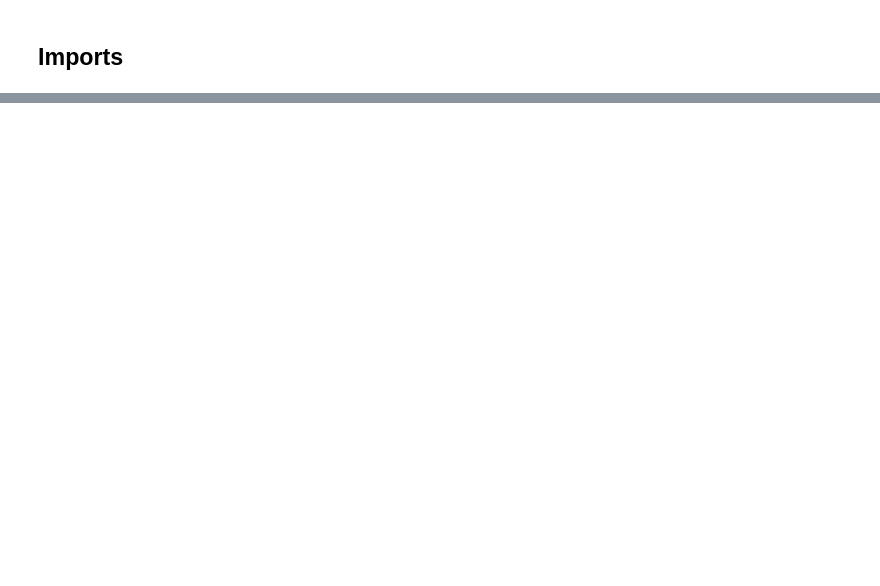
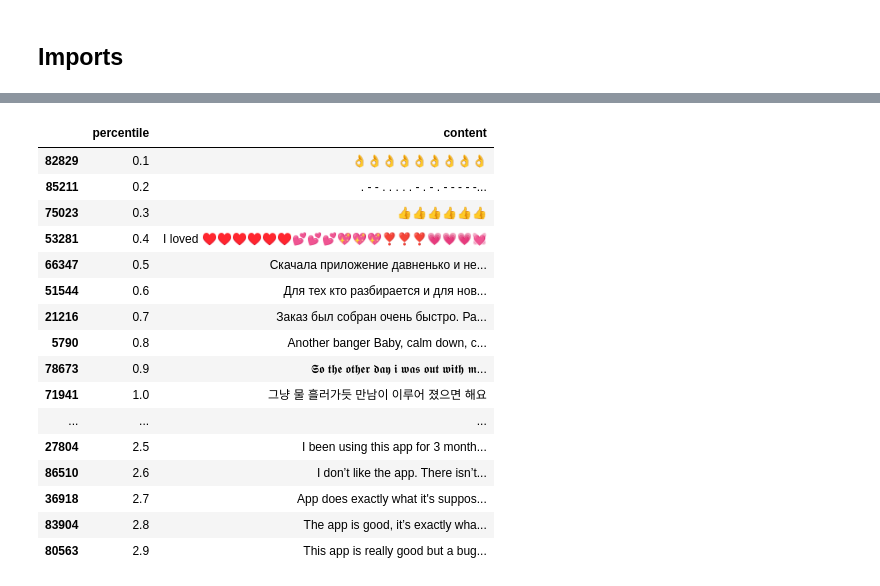
Before and after one commit to variancexplained/genai-lab-slm, a Jupyter notebook: notebooks/content/01_dataprep/03_perplexity.ipynb, the cells around one changed output, grey strips where cells are left out. Drawn from its saved outputs; the diff is of its cells as text; code cells hidden in the pictures; blank space fills up the shorter version.

```diff
--- a/notebooks/content/01_dataprep/03_perplexity.ipynb
+++ b/notebooks/content/01_dataprep/03_perplexity.ipynb
@@ -248,0 +321,23 @@ In the next section, we detect anomalies in the text that *might* introduce *har
+# %%
+percentiles = np.arange(0.1, 3, 0.1)
+analyzer.max_perplexity_by_percentile(
+    percentiles=percentiles, cols=["percentile", "content"]
+)
+# %% [output]
+|  | percentile | content |
+| 82829 | 0.1 | 👌👌👌👌👌👌👌👌👌 |
+| 85211 | 0.2 | . - - . . . . . - . - . - - - - -... |
+| 75023 | 0.3 | 👍👍👍👍👍👍 |
+| 53281 | 0.4 | I loved ♥️♥️♥️♥️♥️♥️💕💕💕💖💖💖❣️❣️❣️💗💗💗💓 |
+| 66347 | 0.5 | Скачала приложение давненько и не... |
+| 51544 | 0.6 | Для тех кто разбирается и для нов... |
+| 21216 | 0.7 | Заказ был собран очень быстро. Ра... |
+| 5790 | 0.8 | Another banger Baby, calm down, c... |
+| 78673 | 0.9 | 𝕾𝖔 𝖙𝖍𝖊 𝖔𝖙𝖍𝖊𝖗 𝖉𝖆𝖞 𝖎 𝖜𝖆𝖘 𝖔𝖚𝖙 𝖜𝖎𝖙𝖍 𝖒... |
+| 71941 | 1.0 | 그냥 물 흘러가듯 만남이 이루어 졌으면 해요 |
+| ... | ... | ... |
+| 27804 | 2.5 | I been using this app for 3 month... |
+| 86510 | 2.6 | I don’t like the app. There isn’t... |
+| 36918 | 2.7 | App does exactly what it's suppos... |
+| 83904 | 2.8 | The app is good, it’s exactly wha... |
+| 80563 | 2.9 | This app is really good but a bug... |
```
Also changed, not shown: parts of 42 cells of this notebook, 42 other files.
